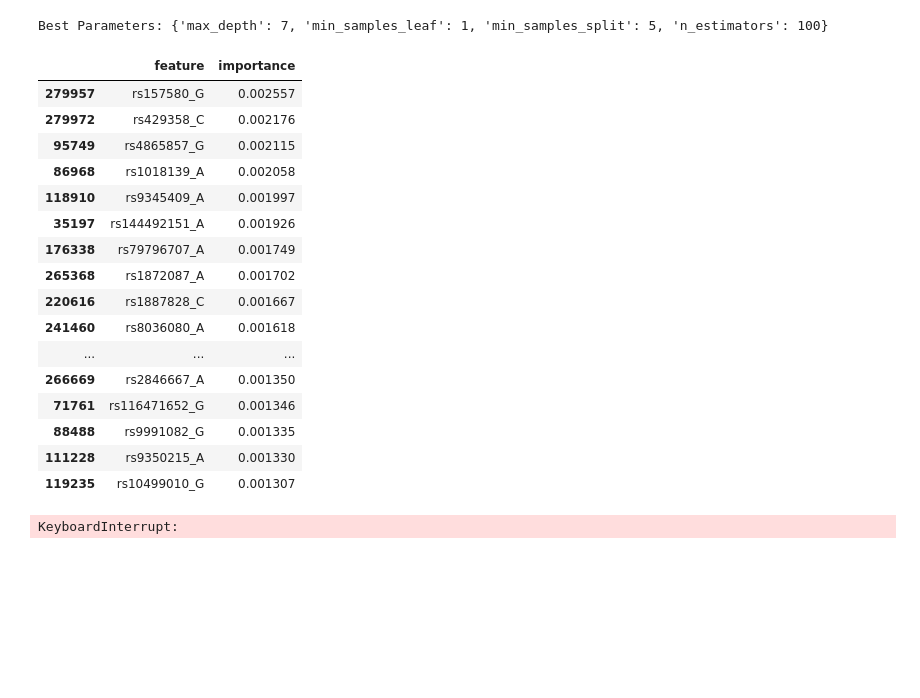
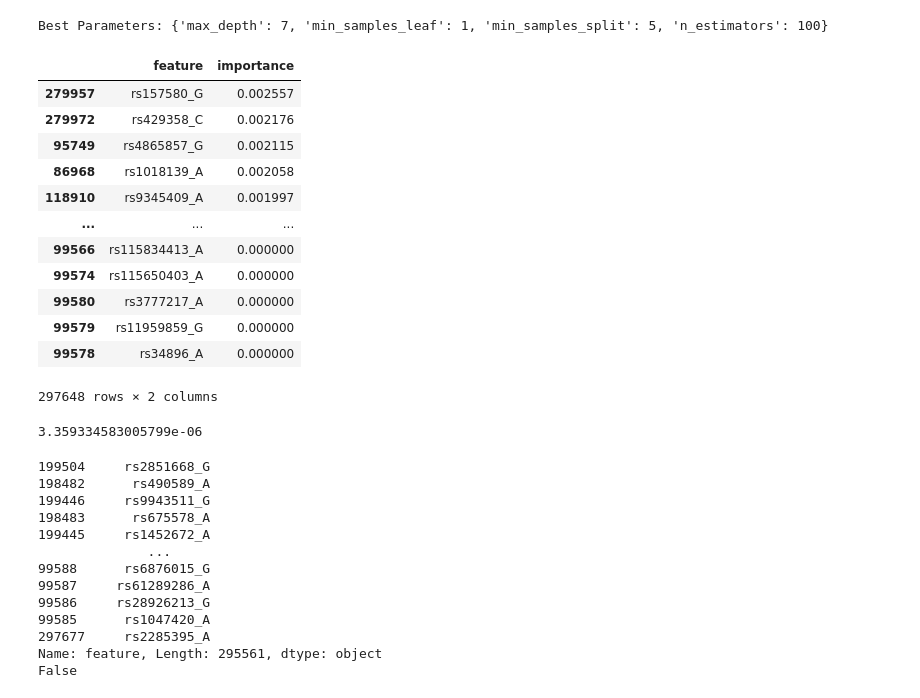
Before and after one commit to AdityaPurswani/FS-Methods-For-Dementia-Gene-Phenotyping, a Jupyter notebook: code/feature_selection/rf_feature_selection.ipynb, the cells around one changed output. Drawn from its saved outputs; the diff is of its cells as text; code cells hidden in the pictures; blank space fills up the shorter version.

```diff
--- a/code/feature_selection/rf_feature_selection.ipynb
+++ b/code/feature_selection/rf_feature_selection.ipynb
@@ -92,32 +92,40 @@ features = X.columns
 importances = pd.DataFrame({'feature': features, 'importance': feature_importances})
 importances = importances.sort_values(by='importance', ascending=False)
 # %%
-importances.head(30)
+importances.head(-30)
 # %% [output]
 |  | feature | importance |
 | 279957 | rs157580_G | 0.002557 |
 | 279972 | rs429358_C | 0.002176 |
 | 95749 | rs4865857_G | 0.002115 |
 | 86968 | rs1018139_A | 0.002058 |
 | 118910 | rs9345409_A | 0.001997 |
-| 35197 | rs144492151_A | 0.001926 |
-| 176338 | rs79796707_A | 0.001749 |
-| 265368 | rs1872087_A | 0.001702 |
-| 220616 | rs1887828_C | 0.001667 |
-| 241460 | rs8036080_A | 0.001618 |
 | ... | ... | ... |
-| 266669 | rs2846667_A | 0.001350 |
-| 71761 | rs116471652_G | 0.001346 |
-| 88488 | rs9991082_G | 0.001335 |
-| 111228 | rs9350215_A | 0.001330 |
-| 119235 | rs10499010_G | 0.001307 |
+| 99566 | rs115834413_A | 0.000000 |
+| 99574 | rs115650403_A | 0.000000 |
+| 99580 | rs3777217_A | 0.000000 |
+| 99579 | rs11959859_G | 0.000000 |
+| 99578 | rs34896_A | 0.000000 |
+297648 rows × 2 columns
-# %%
-data = importances
-x=data['importance']
-y=data['feature']
-plt.figure(figsize=(10, 6))
-sns.barplot(x=x, y=y)
-plt.title('Feature Importances')
-plt.show()
-# %% [output]
-KeyboardInterrupt:
+# %%
+mean_importance = importances['importance'].mean()
+print(mean_importance)
+less_important_features = importances[importances['importance'] < mean_importance]['feature']
+# %% [output]
+3.359334583005799e-06
+# %%
+print(less_important_features)
+# %% [output]
+199504     rs2851668_G
+198482      rs490589_A
+199446     rs9943511_G
+198483      rs675578_A
+199445     rs1452672_A
+              ...
+99588      rs6876015_G
+99587     rs61289286_A
+99586     rs28926213_G
+99585      rs1047420_A
+297677     rs2285395_A
+Name: feature, Length: 295561, dtype: object
+False
```
Also changed, not shown: parts of 22 cells of this notebook, 2 other files.
